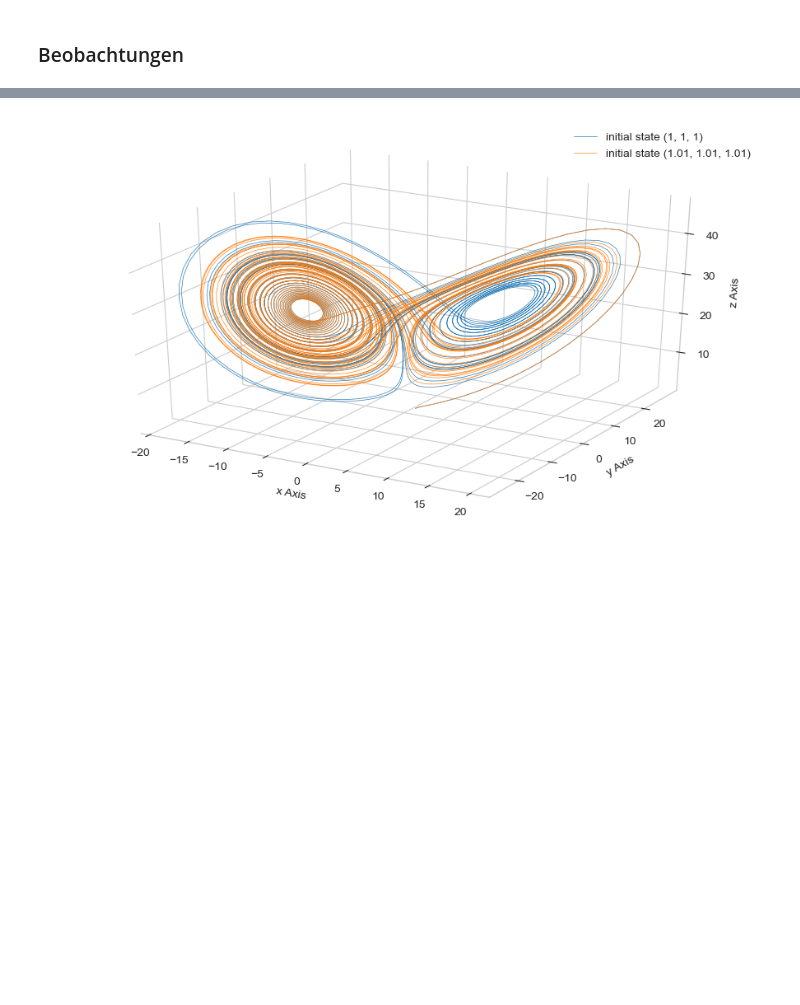
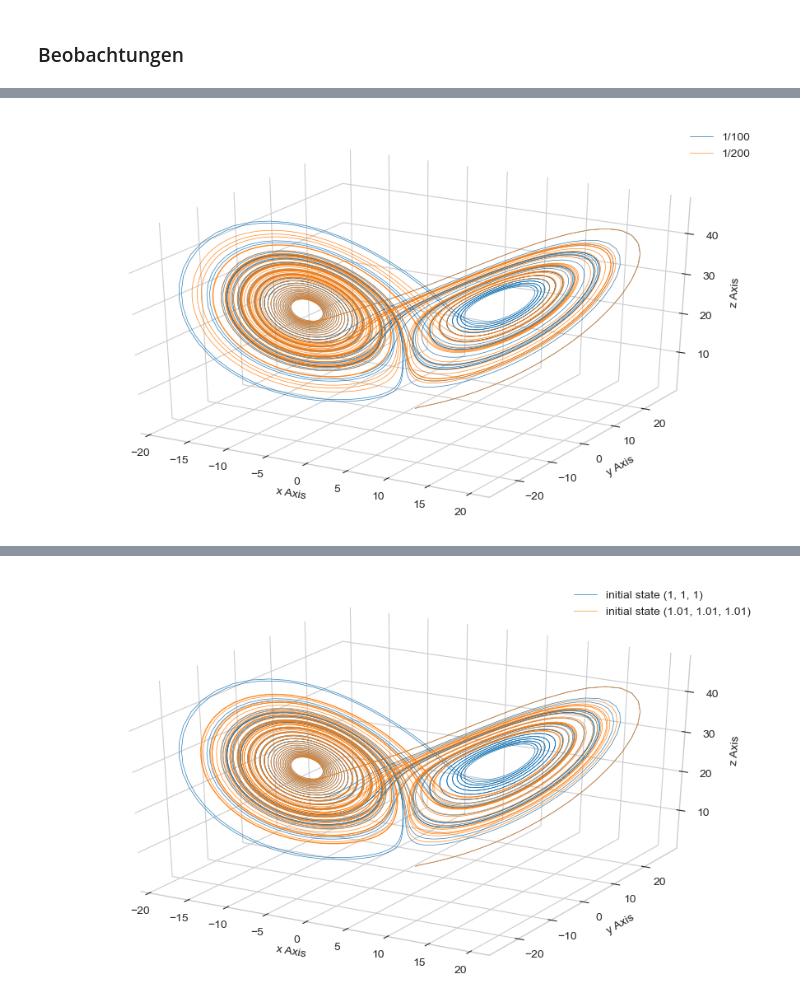
Before and after one commit to maxstollmayer/Lorenz-System-Project, a Jupyter notebook: Lorenz-System Notebook.ipynb, the cells around one changed output, grey strips where cells are left out. Saved outputs shown, nothing was run; the diff lists cells and outputs as text; code cells hidden in the pictures; blank space fills up the shorter version.

```diff
--- a/Lorenz-System Notebook.ipynb
+++ b/Lorenz-System Notebook.ipynb
@@ -219,0 +362,19 @@ def ABM(f, state0, t, steps=5, iters=1, tol=1e-8):
+# %%
+sigma = 10
+rho = 28
+beta = 8/3
+
+f = LorenzSystem(sigma, rho, beta)
+
+state0 = (1, 1, 1)
+
+t1 = np.arange(0, 50, 1/100)
+t2 = np.arange(0, 50, 1/200)
+
+statesPC1 = ABM(f, state0, t1)
+statesPC2 = ABM(f, state0, t2)
+# %%
+labels=("1/100", "1/200")
+ParametricPlot(statesPC1, statesPC2, labels=labels)
+# %% [output]
+[figure, added]
```
Also changed, not shown: parts of 10 cells of this notebook.
